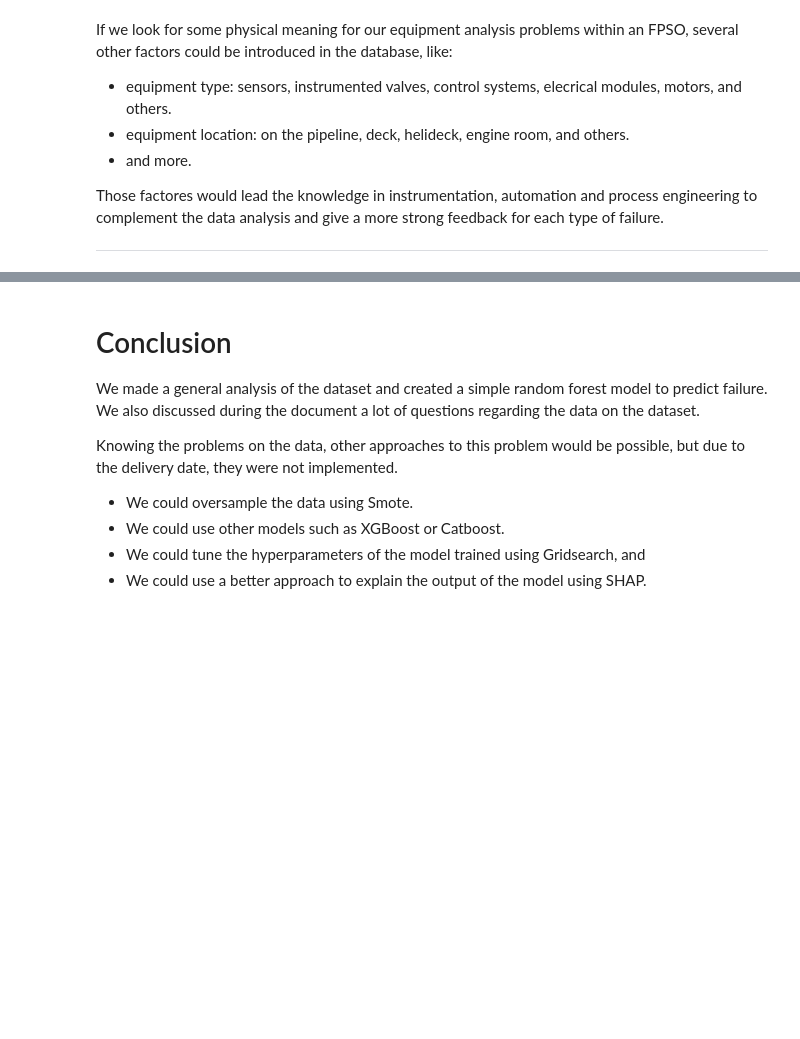
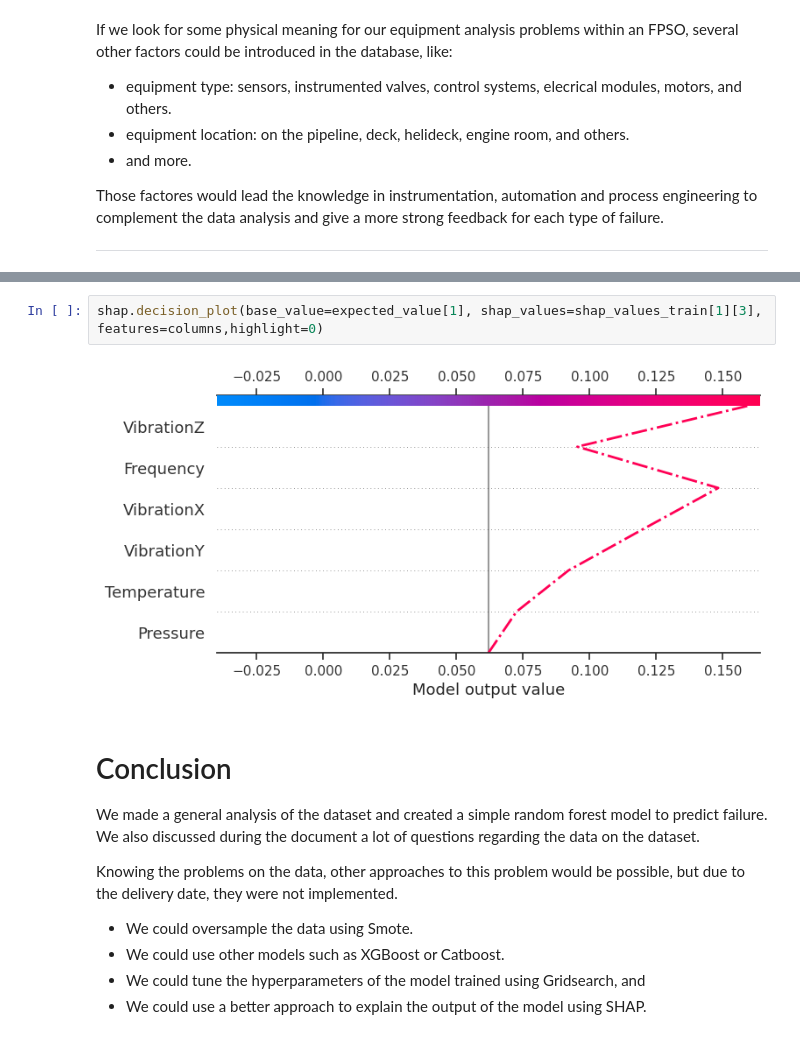
Before and after one commit to gabrivoy/equipmentfailure-analysis, a Jupyter notebook: finalreport.ipynb, the cells around one changed output, grey strips where cells are left out. Drawn from its saved outputs; the diff is of its cells as text; blank space fills up the shorter version.

```diff
--- a/finalreport.ipynb
+++ b/finalreport.ipynb
@@ -908,3 +1189,7 @@ Those factores would lead the knowledge in instrumentation, automation and proce
+# %%
+shap.decision_plot(base_value=expected_value[1], shap_values=shap_values_train[1][3], features=columns,highlight=0)
+# %% [output]
+[figure, added]
 # %% [markdown]
 # Conclusion
 
```
Also changed, not shown: parts of 40 cells of this notebook.
